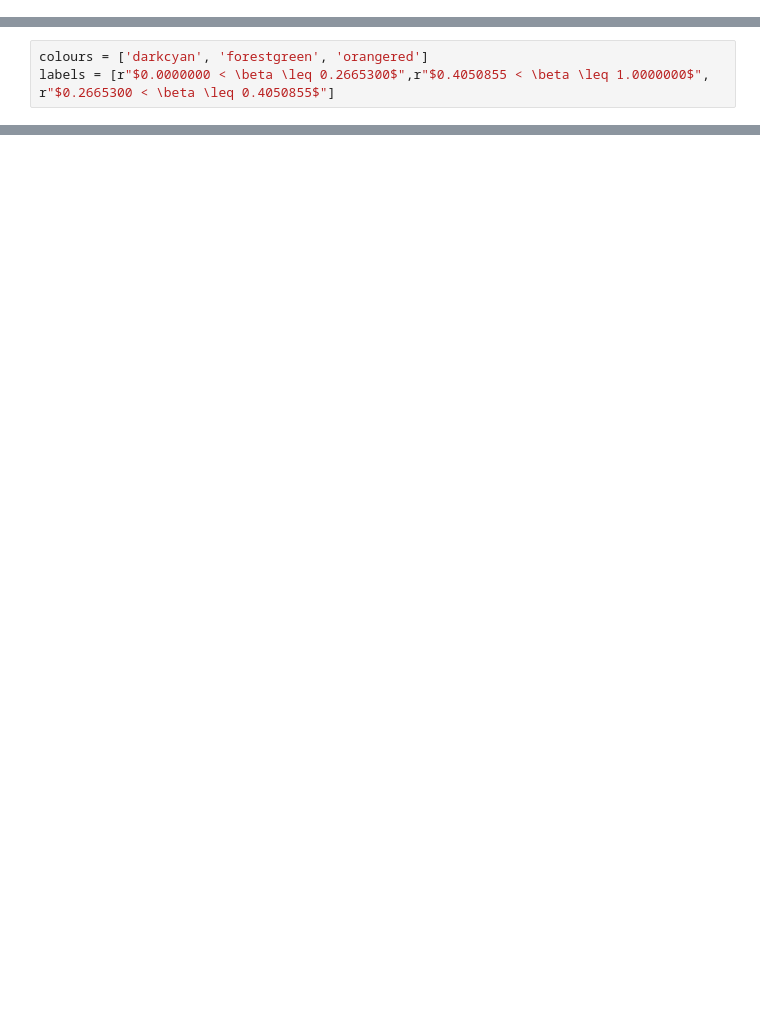
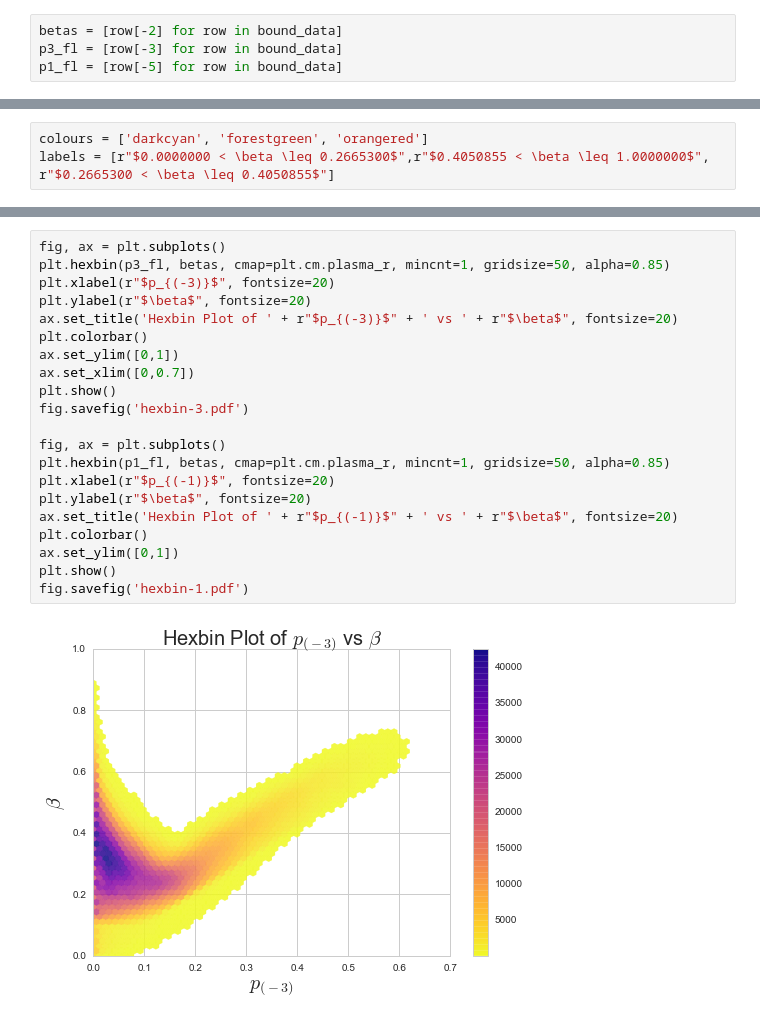
Before and after one commit to geraintpalmer/DetectingDeadlockInQingNetworkSimulation, a Jupyter notebook: scatterplot_probs_ratio.ipynb, the cells around one changed output, grey strips where cells are left out. Saved outputs shown, nothing was run; the diff lists cells and outputs as text; blank space fills up the shorter version.

```diff
--- a/scatterplot_probs_ratio.ipynb
+++ b/scatterplot_probs_ratio.ipynb
@@ -15,4 +15,8 @@ data_file = open(file_name, 'r')
 rdr = csv.reader(data_file)
 for row in rdr:
     bound_data.append([float(obs) for obs in row])
+# %%
+betas = [row[-2] for row in bound_data]
+p3_fl = [row[-3] for row in bound_data]
+p1_fl = [row[-5] for row in bound_data]
 # %%
@@ -95,0 +100,23 @@ plt.show()
+# %%
+fig, ax = plt.subplots()
+plt.hexbin(p3_fl, betas, cmap=plt.cm.plasma_r, mincnt=1, gridsize=50, alpha=0.85)
+plt.xlabel(r"$p_{(-3)}$", fontsize=20)
+plt.ylabel(r"$\beta$", fontsize=20)
+ax.set_title('Hexbin Plot of ' + r"$p_{(-3)}$" + ' vs ' + r"$\beta$", fontsize=20)
+plt.colorbar()
+ax.set_ylim([0,1])
+ax.set_xlim([0,0.7])
+plt.show()
+fig.savefig('hexbin-3.pdf')
+
+fig, ax = plt.subplots()
+plt.hexbin(p1_fl, betas, cmap=plt.cm.plasma_r, mincnt=1, gridsize=50, alpha=0.85)
+plt.xlabel(r"$p_{(-1)}$", fontsize=20)
+plt.ylabel(r"$\beta$", fontsize=20)
+ax.set_title('Hexbin Plot of ' + r"$p_{(-1)}$" + ' vs ' + r"$\beta$", fontsize=20)
+plt.colorbar()
+ax.set_ylim([0,1])
+plt.show()
+fig.savefig('hexbin-1.pdf')
+# %% [output]
+[figure, added]
```
Also changed, not shown: parts of 4 cells of this notebook, 7 other files.
